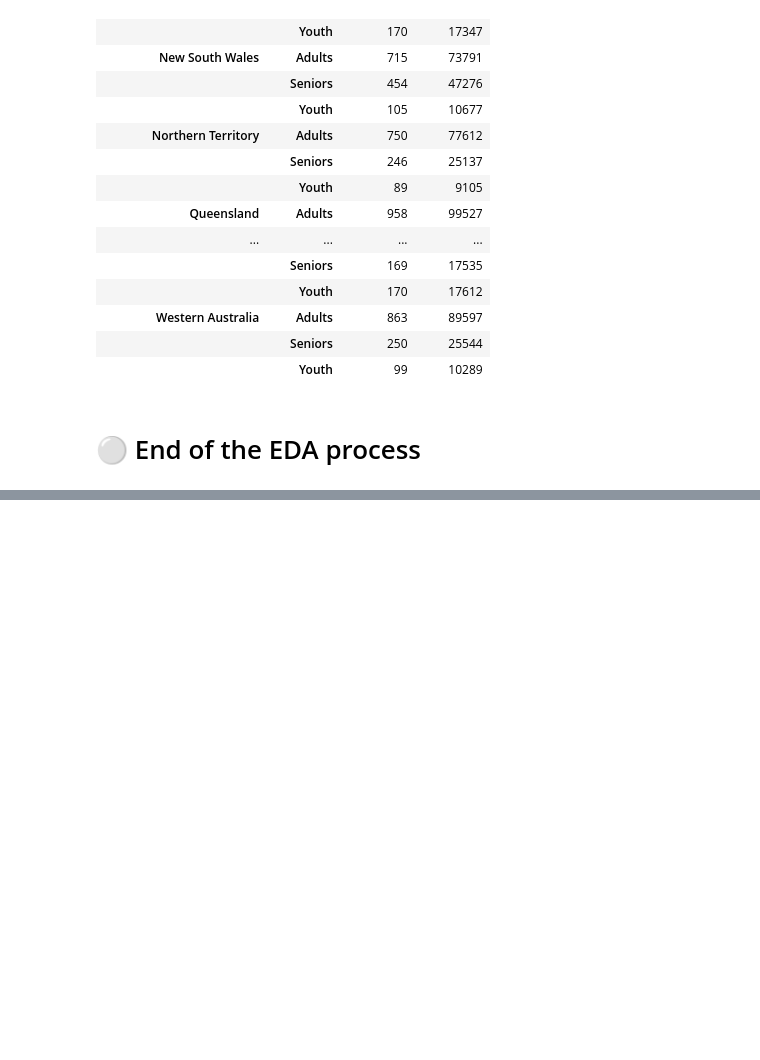
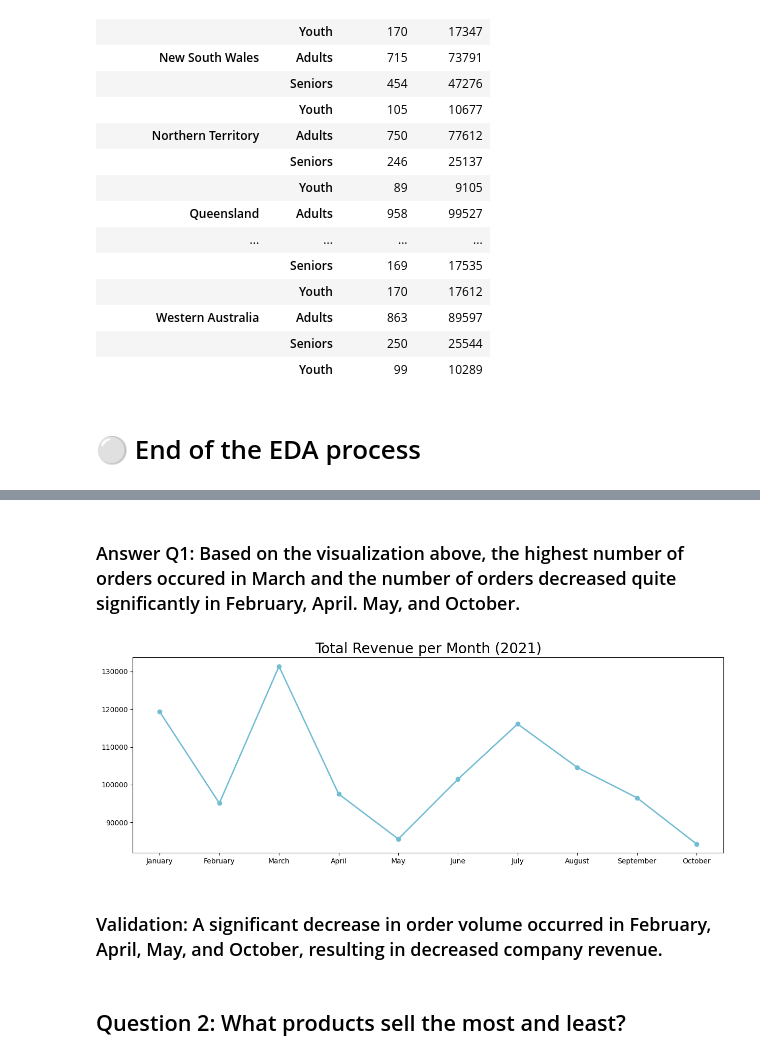
Before and after one commit to stefansphtr/Exercise-Project-Data-Analysis, a Jupyter notebook: Project.ipynb, the cells around one changed output, grey strips where cells are left out. Cells and saved outputs as stored; diff of their text form; code cells hidden in the pictures; blank space fills up the shorter version.

Commit message:
Finished question no.1 and no.2

```diff
--- a/Project.ipynb
+++ b/Project.ipynb
@@ -1294,0 +1427,26 @@ all_df.groupby(by=["state", "age_group"]).agg(
+# %% [markdown]
+### Answer Q1: Based on the visualization above, the highest number of orders occured in March and the number of orders decreased quite significantly in February, April. May, and October.
+# %%
+plt.figure(figsize=(15, 5))
+
+plt.plot(
+    monthly_orders_df["order_date"],
+    monthly_orders_df["revenue"],
+    marker="o",
+    linewidth=2,
+    color="#72BCD4",
+)
+
+plt.title("Total Revenue per Month (2021)", loc="center", fontsize=20)
+
+plt.xticks(fontsize=10)
+
+plt.yticks(fontsize=10)
+
+plt.show()
+# %% [output]
+[figure, added]
+# %% [markdown]
+### Validation: A significant decrease in order volume occurred in February, April, May, and October, resulting in decreased company revenue.
+# %% [markdown]
+## Question 2: What products sell the most and least?
```
Also changed, not shown: parts of 16 cells of this notebook.
